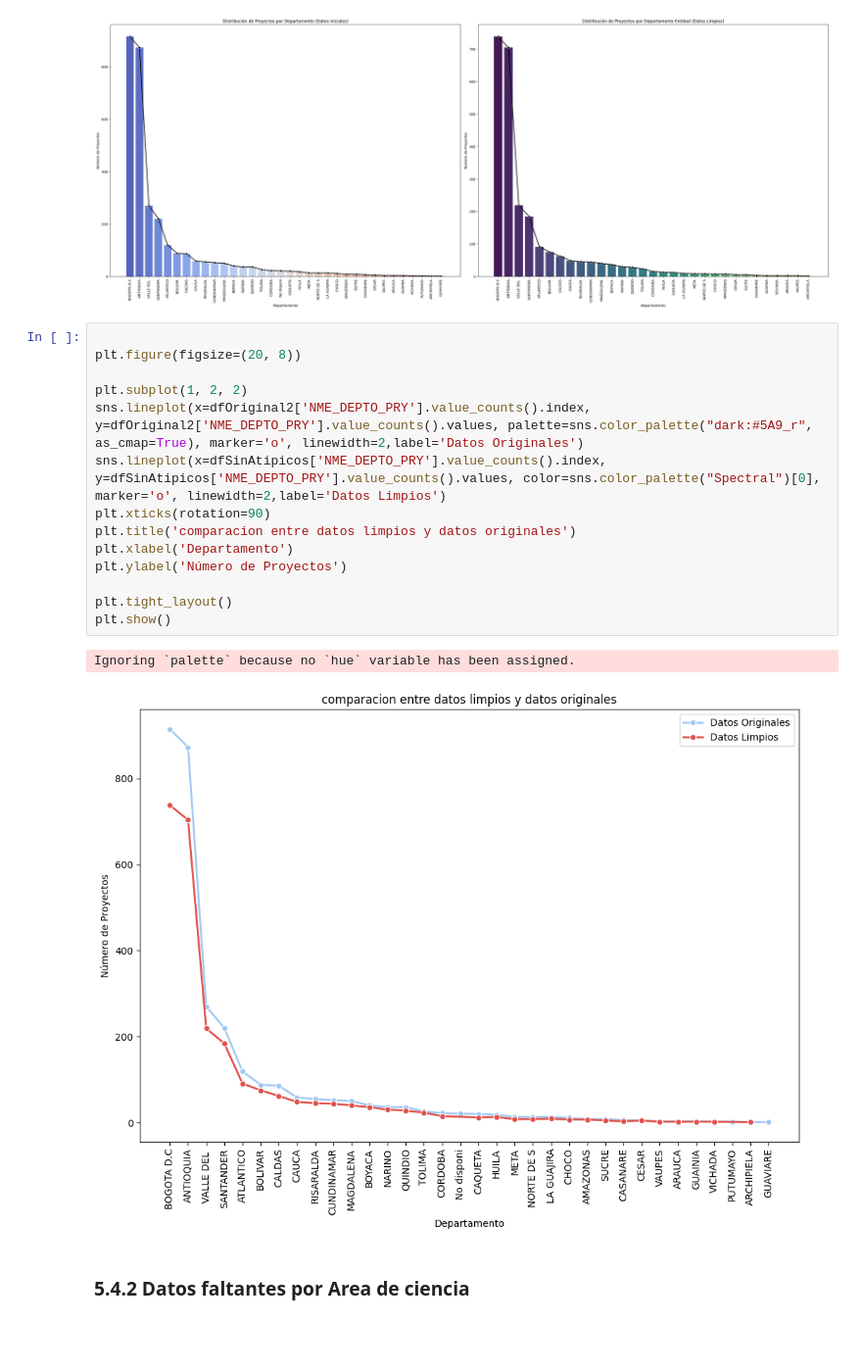
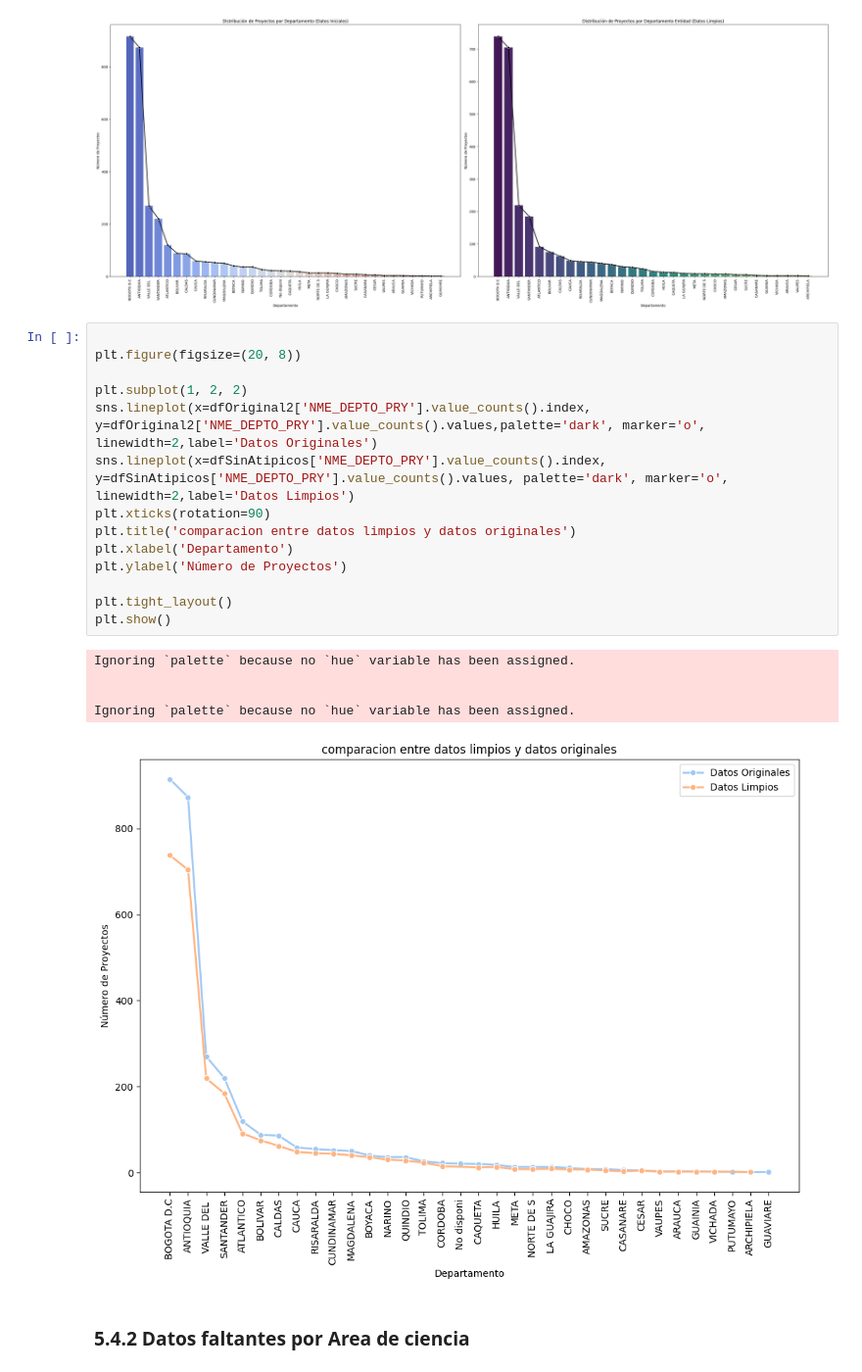
Before and after one commit to Diazbj/ProyectoAnalisisDeDatos, a Jupyter notebook: ProyectoAD.ipynb, the cells around one changed output. Shown at 98% size. Drawn from its saved outputs; the diff is of its cells as text; blank space fills up the shorter version.

```diff
--- a/ProyectoAD.ipynb
+++ b/ProyectoAD.ipynb
@@ -379,19 +379,22 @@ Passing `palette` without assigning `hue` is deprecated and will be removed in v
 # %%
 
 plt.figure(figsize=(20, 8))
 
 plt.subplot(1, 2, 2)
-sns.lineplot(x=dfOriginal2['NME_DEPTO_PRY'].value_counts().index, y=dfOriginal2['NME_DEPTO_PRY'].value_counts().values, palette=sns.color_palette("dark:#5A9_r", as_cmap=True), marker='o', linewidth=2,label='Datos Originales')
-sns.lineplot(x=dfSinAtipicos['NME_DEPTO_PRY'].value_counts().index, y=dfSinAtipicos['NME_DEPTO_PRY'].value_counts().values, color=sns.color_palette("Spectral")[0], marker='o', linewidth=2,label='Datos Limpios')
+sns.lineplot(x=dfOriginal2['NME_DEPTO_PRY'].value_counts().index, y=dfOriginal2['NME_DEPTO_PRY'].value_counts().values,palette='dark', marker='o', linewidth=2,label='Datos Originales')
+sns.lineplot(x=dfSinAtipicos['NME_DEPTO_PRY'].value_counts().index, y=dfSinAtipicos['NME_DEPTO_PRY'].value_counts().values, palette='dark', marker='o', linewidth=2,label='Datos Limpios')
 plt.xticks(rotation=90)
 plt.title('comparacion entre datos limpios y datos originales')
 plt.xlabel('Departamento')
 plt.ylabel('Número de Proyectos')
 
 plt.tight_layout()
 plt.show()
 # %% [output]
 Ignoring `palette` because no `hue` variable has been assigned.
+
+
+Ignoring `palette` because no `hue` variable has been assigned.
-[figure, old version]
+[figure, new version]
 # %% [markdown]
 ### 5.4.2 Datos faltantes por Area de ciencia
```
Also changed, not shown: parts of 2 cells of this notebook.
